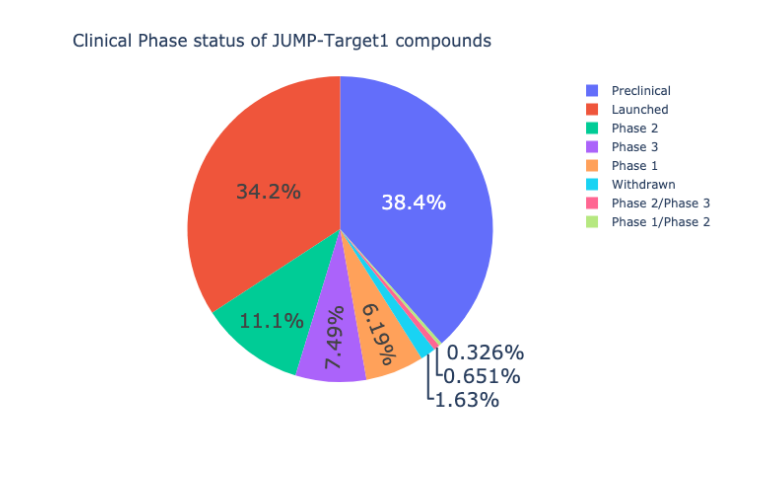
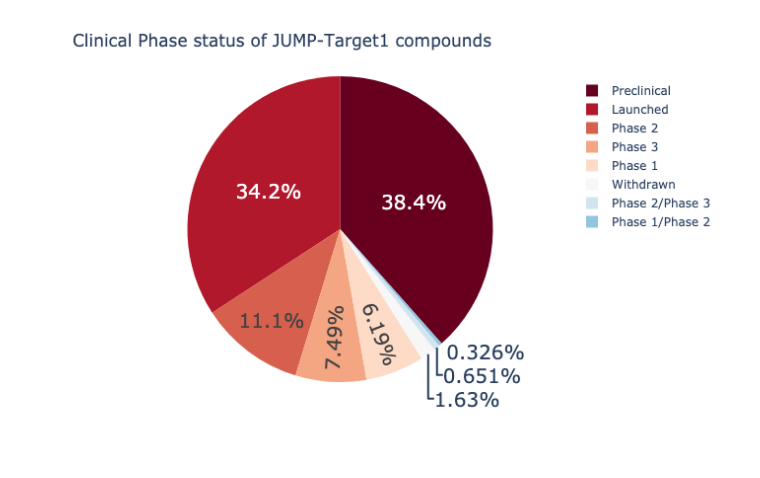
Before and after one commit to jump-cellpainting/2024_Chandrasekaran_NatureMethods, a Jupyter notebook: visualization/1.visualize_clinical_phase.ipynb, the cells around one changed output. Cells and saved outputs as stored; diff of their text form; code cells hidden in the pictures.

Commit message:
Update pie chart colors

```diff
--- a/visualization/1.visualize_clinical_phase.ipynb
+++ b/visualization/1.visualize_clinical_phase.ipynb
@@ -25,11 +25,12 @@ clinical_phase_df = (
 # %%
 # Plot pie chart
 fig = px.pie(data_frame=clinical_phase_df,
              values='clinical_phase',
-             names='index')
+             names='index',
+             color_discrete_sequence=px.colors.sequential.RdBu)
 fig.update_layout(title='Clinical Phase status of JUMP-Target1 compounds')
 fig.update_traces(textfont_size=20)
 fig.show("png")
 fig.write_image('figures/clinical_phase.png', width=640, height=480, scale=2)
 # %% [output]
-[figure, old version]
+[figure, new version]
```
Also changed, not shown: 5 other files.
